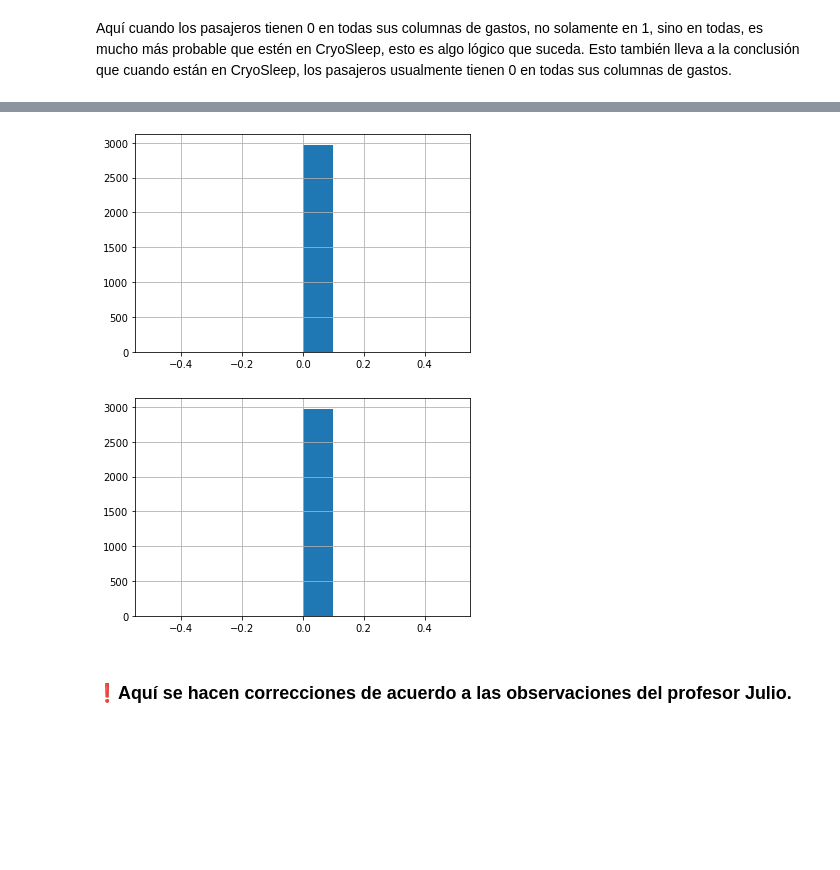
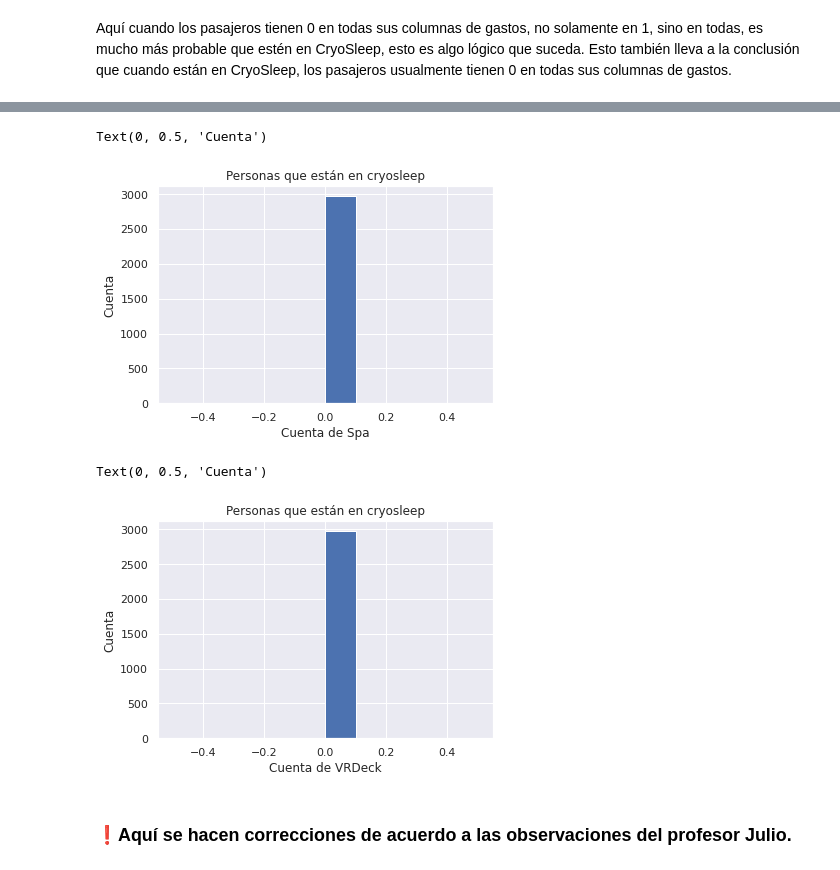
Before and after one commit to pataata/Los_Subnormales, a Jupyter notebook: Titanic.ipynb, the cells around one changed output, grey strips where cells are left out. Drawn from its saved outputs; the diff is of its cells as text; code cells hidden in the pictures; blank space fills up the shorter version.

```diff
--- a/Titanic.ipynb
+++ b/Titanic.ipynb
@@ -20,6 +20,7 @@ import pandas as pd
 import seaborn as sns
 import matplotlib.pyplot as plt
 import numpy as np
+sns.set_theme()
 # %% [markdown]
 Importar Datos
 # %%
@@ -690,0 +687,2 @@ insight1.hist()
+# %%
+sns.set_theme()
@@ -748,11 +777,19 @@ insight8 = dfCl[dfCl["CryoSleep"]==True]["ShoppingMall"].hist()
 # %%
 insight9 = dfCl[dfCl["CryoSleep"]==True]["Spa"].hist()
+plt.title("Personas que están en cryosleep")
+plt.xlabel("Cuenta de Spa")
+plt.ylabel("Cuenta")
 # %% [output]
+Text(0, 0.5, 'Cuenta')
-[figure, old version]
+[figure, new version]
 # %%
 insight10 = dfCl[dfCl["CryoSleep"]==True]["VRDeck"].hist()
+plt.title("Personas que están en cryosleep")
+plt.xlabel("Cuenta de VRDeck")
+plt.ylabel("Cuenta")
 # %% [output]
+Text(0, 0.5, 'Cuenta')
-[figure, old version]
+[figure, new version]
 # %% [markdown]
 ### ❗Aquí se hacen correcciones de acuerdo a las observaciones del profesor Julio.
 # %% [markdown]
```
Also changed, not shown: parts of 35 cells of this notebook.
